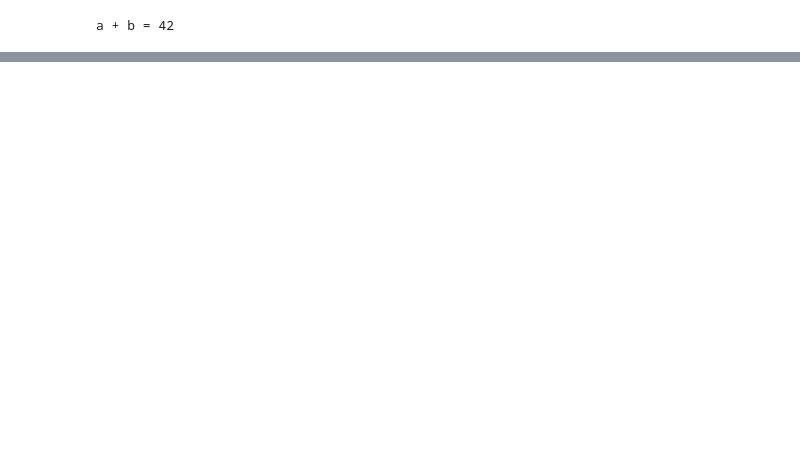
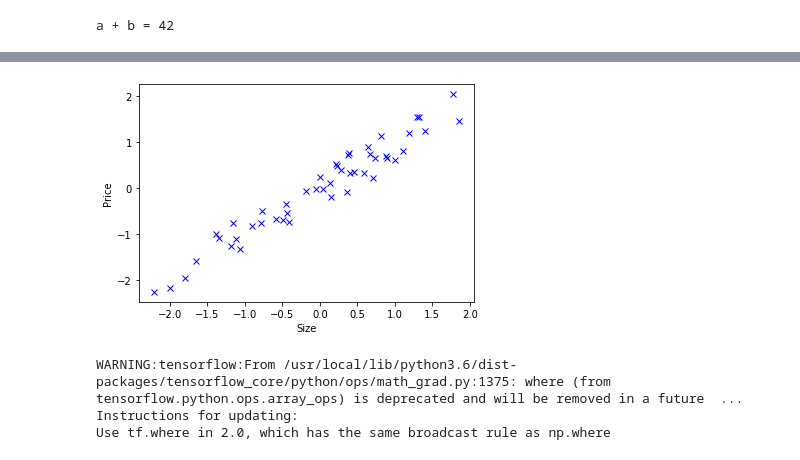
Before and after one commit to JOSEPHREDDY07/DeepLearning, a Jupyter notebook: tf_udemy.ipynb, the cells around one changed output, grey strips where cells are left out. Cells and saved outputs as stored; diff of their text form; code cells hidden in the pictures; blank space fills up the shorter version.

```diff
--- a/tf_udemy.ipynb
+++ b/tf_udemy.ipynb
@@ -25,0 +90,15 @@ a + b = 42
+# %%
+# define test data
+test_house_size = np.array(house_size[num_train_samples:])
+test_house_price = np.array(house_price[num_train_samples:])
+
+test_house_size_norm = normalize(test_house_size)
+test_house_price_norm = normalize(test_house_price)
+# %%
+# Plot generated house and size
+plt.plot(test_house_size_norm, test_house_price_norm, "bx")  # bx = blue x
+plt.ylabel("Price")
+plt.xlabel("Size")
+plt.show()
+# %% [output]
+[figure, added]
@@ -25,0 +123,10 @@ a + b = 42
+# %%
+# Optimizer learning rate.  The size of the steps down the gradient
+learning_rate = 0.1
+
+# 4. define a Gradient descent optimizer that will minimize the loss defined in the operation "cost".
+optimizer = tf.train.GradientDescentOptimizer(learning_rate).minimize(tf_cost)
+# %% [output]
+WARNING:tensorflow:From /usr/local/lib/python3.6/dist-packages/tensorflow_core/python/ops/math_grad.py:1375: where (from tensorflow.python.ops.array_ops) is deprecated and will be removed in a future  ...
+Instructions for updating:
+Use tf.where in 2.0, which has the same broadcast rule as np.where
```
Also changed, not shown: parts of 20 cells of this notebook.
